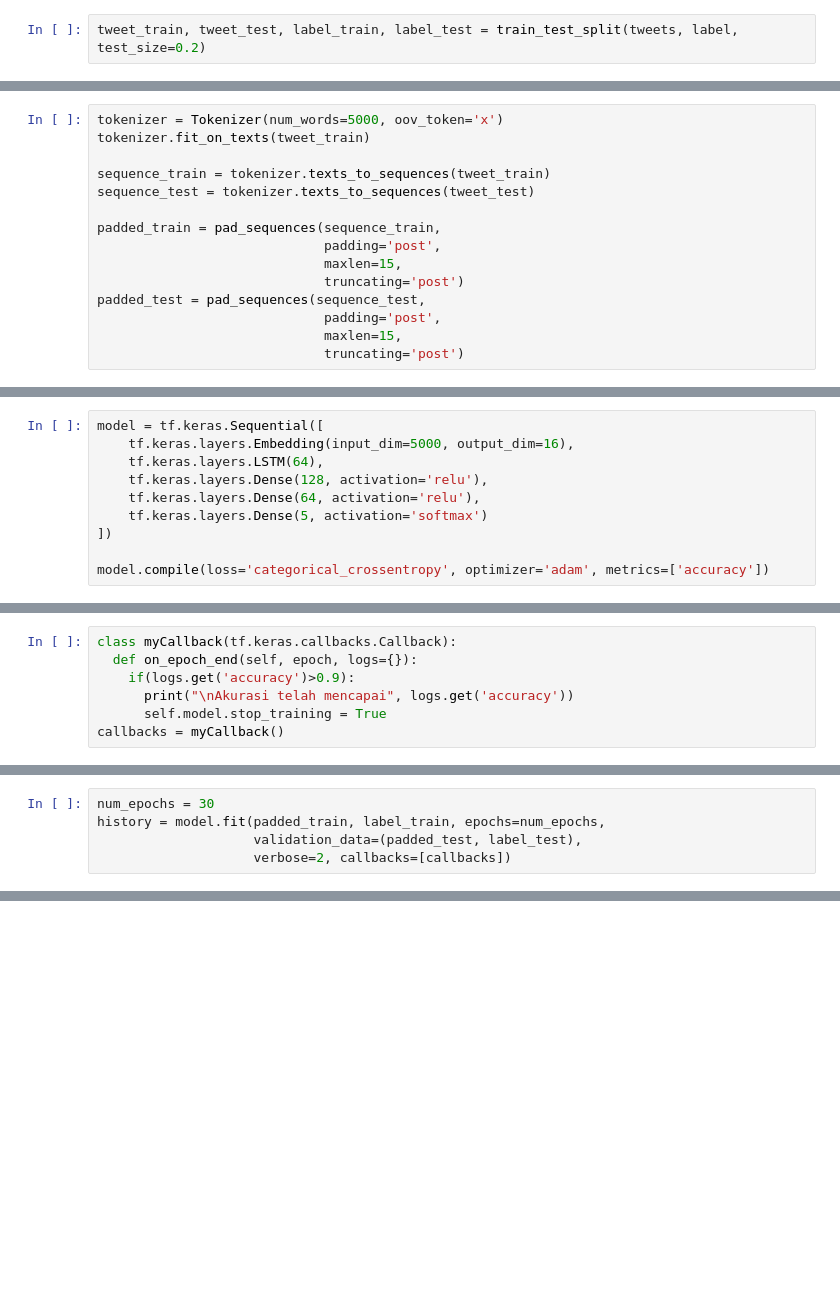
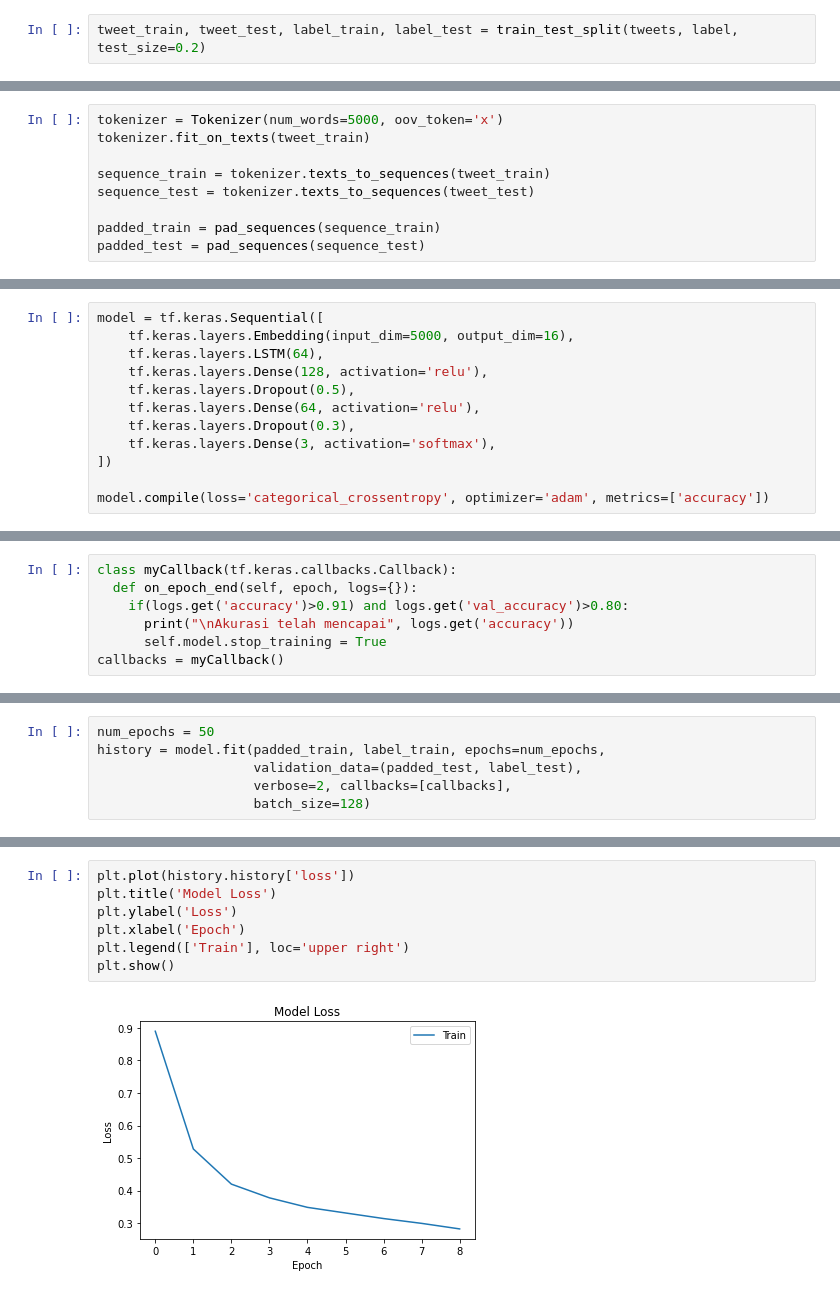
Before and after one commit to bayuik/nlp_tensorflow, a Jupyter notebook: sentyment_analysis.ipynb, the cells around one changed output, grey strips where cells are left out. Saved outputs shown, nothing was run; the diff lists cells and outputs as text; blank space fills up the shorter version.

Commit message:
model with accuracy 91%, but still overfit

```diff
--- a/sentyment_analysis.ipynb
+++ b/sentyment_analysis.ipynb
@@ -94,11 +114,5 @@ tokenizer.fit_on_texts(tweet_train)
 sequence_train = tokenizer.texts_to_sequences(tweet_train)
 sequence_test = tokenizer.texts_to_sequences(tweet_test)
 
-padded_train = pad_sequences(sequence_train,
-                             padding='post',
-                             maxlen=15,
-                             truncating='post')
-padded_test = pad_sequences(sequence_test,
-                             padding='post',
-                             maxlen=15,
-                             truncating='post')
+padded_train = pad_sequences(sequence_train)
+padded_test = pad_sequences(sequence_test)
@@ -107,8 +123,10 @@ model = tf.keras.Sequential([
     tf.keras.layers.Embedding(input_dim=5000, output_dim=16),
     tf.keras.layers.LSTM(64),
     tf.keras.layers.Dense(128, activation='relu'),
+    tf.keras.layers.Dropout(0.5),
     tf.keras.layers.Dense(64, activation='relu'),
-    tf.keras.layers.Dense(5, activation='softmax')
+    tf.keras.layers.Dropout(0.3),
+    tf.keras.layers.Dense(3, activation='softmax'),
 ])
 
 model.compile(loss='categorical_crossentropy', optimizer='adam', metrics=['accuracy'])
@@ -117,7 +135,7 @@ model.compile(loss='categorical_crossentropy', optimizer='adam', metrics=['accur
 # %%
 class myCallback(tf.keras.callbacks.Callback):
   def on_epoch_end(self, epoch, logs={}):
-    if(logs.get('accuracy')>0.9):
+    if(logs.get('accuracy')>0.91) and logs.get('val_accuracy')>0.80:
       print("\nAkurasi telah mencapai", logs.get('accuracy'))
       self.model.stop_training = True
 callbacks = myCallback()
@@ -126,6 +144,7 @@ callbacks = myCallback()
 # %%
-num_epochs = 30
+num_epochs = 50
 history = model.fit(padded_train, label_train, epochs=num_epochs,
                     validation_data=(padded_test, label_test),
-                    verbose=2, callbacks=[callbacks])
+                    verbose=2, callbacks=[callbacks],
+                    batch_size=128)
 # %% [output]
@@ -148,0 +175,9 @@ Akurasi telah mencapai 0.9104673862457275
+# %%
+plt.plot(history.history['loss'])
+plt.title('Model Loss')
+plt.ylabel('Loss')
+plt.xlabel('Epoch')
+plt.legend(['Train'], loc='upper right')
+plt.show()
+# %% [output]
+[figure, added]
```
Also changed, not shown: parts of 23 cells of this notebook.
